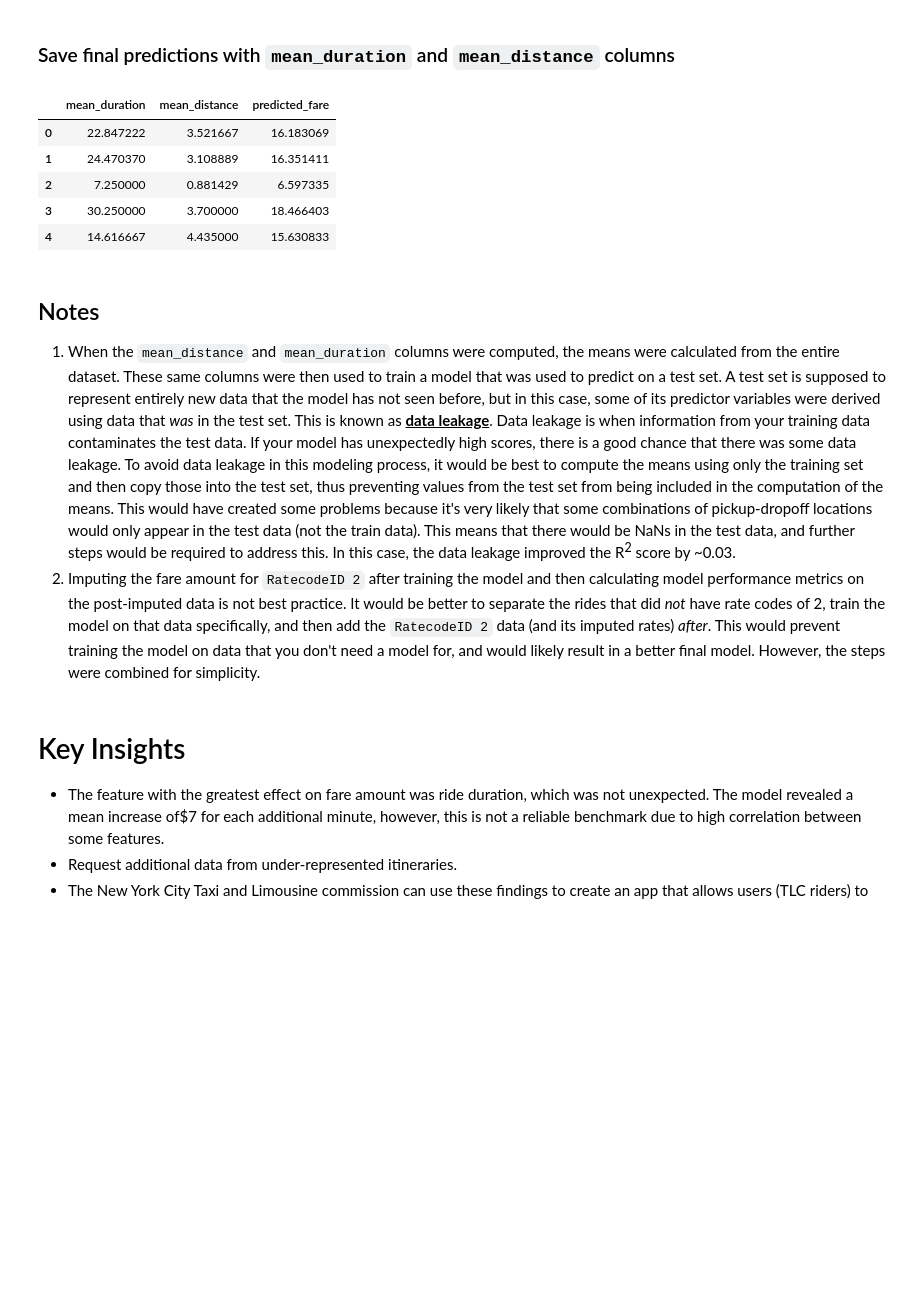
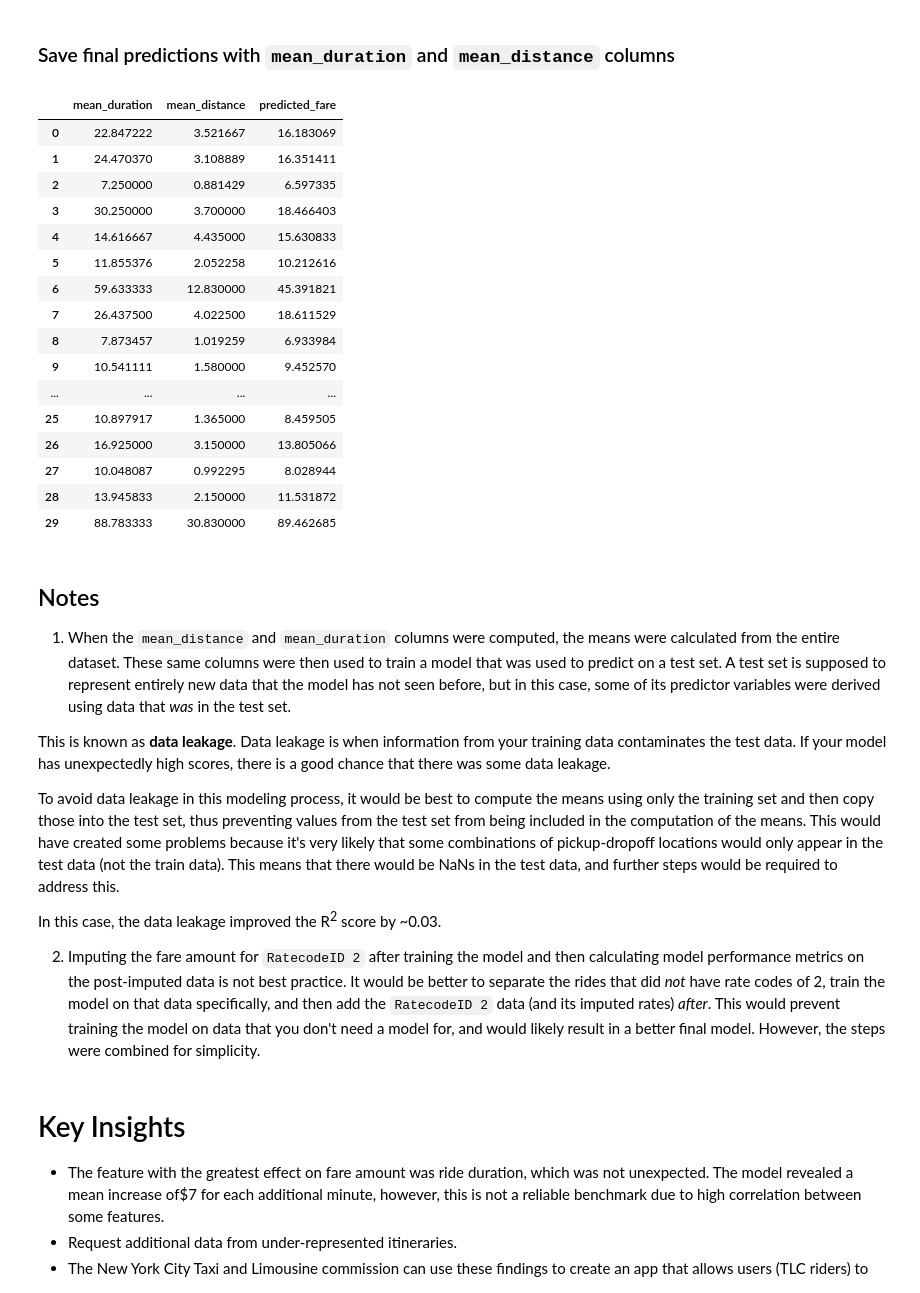
Before and after one commit to kiranpathak-dev/ride-fare-predictor, a Jupyter notebook: regression-model.ipynb, the cells around one changed output. Saved outputs shown, nothing was run; the diff lists cells and outputs as text; code cells hidden in the pictures; blank space fills up the shorter version.

Commit message:
feat(prediction): save prediction in csv

```diff
--- a/regression-model.ipynb
+++ b/regression-model.ipynb
@@ -969,13 +969,24 @@ RMSE: 3.4719596165837348
 # %%
 # Combine means columns with predictions column
 nyc_preds_means = df[['mean_duration', 'mean_distance']].copy()
 nyc_preds_means['predicted_fare'] = final_preds
 
-nyc_preds_means.head()
+nyc_preds_means.head(30)
 # %% [output]
 |  | mean_duration | mean_distance | predicted_fare |
 | 0 | 22.847222 | 3.521667 | 16.183069 |
 | 1 | 24.470370 | 3.108889 | 16.351411 |
 | 2 | 7.250000 | 0.881429 | 6.597335 |
 | 3 | 30.250000 | 3.700000 | 18.466403 |
 | 4 | 14.616667 | 4.435000 | 15.630833 |
+| 5 | 11.855376 | 2.052258 | 10.212616 |
+| 6 | 59.633333 | 12.830000 | 45.391821 |
+| 7 | 26.437500 | 4.022500 | 18.611529 |
+| 8 | 7.873457 | 1.019259 | 6.933984 |
+| 9 | 10.541111 | 1.580000 | 9.452570 |
+| ... | ... | ... | ... |
+| 25 | 10.897917 | 1.365000 | 8.459505 |
+| 26 | 16.925000 | 3.150000 | 13.805066 |
+| 27 | 10.048087 | 0.992295 | 8.028944 |
+| 28 | 13.945833 | 2.150000 | 11.531872 |
+| 29 | 88.783333 | 30.830000 | 89.462685 |
@@ -982,12 +996,13 @@ nyc_preds_means.head()
 # %% [markdown]
 ## Notes
-1.  When the `mean_distance` and `mean_duration` columns were computed, the means were calculated from the entire dataset. These same columns were then used to train a model that was used to predict on a test set. A test set is supposed to represent entirely new data that the model has not seen before, but in this case, some of its predictor variables were derived using data that *was* in the test set.</br></br>
-This is known as **<u>data leakage</u>**. Data leakage is when information from your training data contaminates the test data. If your model has unexpectedly high scores, there is a good chance that there was some data leakage.
-</br></br>
+1.  When the `mean_distance` and `mean_duration` columns were computed, the means were calculated from the entire dataset. These same columns were then used to train a model that was used to predict on a test set. A test set is supposed to represent entirely new data that the model has not seen before, but in this case, some of its predictor variables were derived using data that *was* in the test set.
+
+This is known as **data leakage**. Data leakage is when information from your training data contaminates the test data. If your model has unexpectedly high scores, there is a good chance that there was some data leakage.
+
 To avoid data leakage in this modeling process, it would be best to compute the means using only the training set and then copy those into the test set, thus preventing values from the test set from being included in the computation of the means. This would have created some problems because it's very likely that some combinations of pickup-dropoff locations would only appear in the test data (not the train data). This means that there would be NaNs in the test data, and further steps would be required to address this.
-</br></br>
+
 In this case, the data leakage improved the R<sup>2</sup> score by ~0.03.
-</br></br>
+
 2. Imputing the fare amount for `RatecodeID 2` after training the model and then calculating model performance metrics on the post-imputed data is not best practice. It would be better to separate the rides that did *not* have rate codes of 2, train the model on that data specifically, and then add the `RatecodeID 2` data (and its imputed rates) *after*. This would prevent training the model on data that you don't need a model for, and would likely result in a better final model. However, the steps were combined for simplicity.
 # %% [markdown]
 # Key Insights
```
Also changed, not shown: parts of 2 cells of this notebook.
